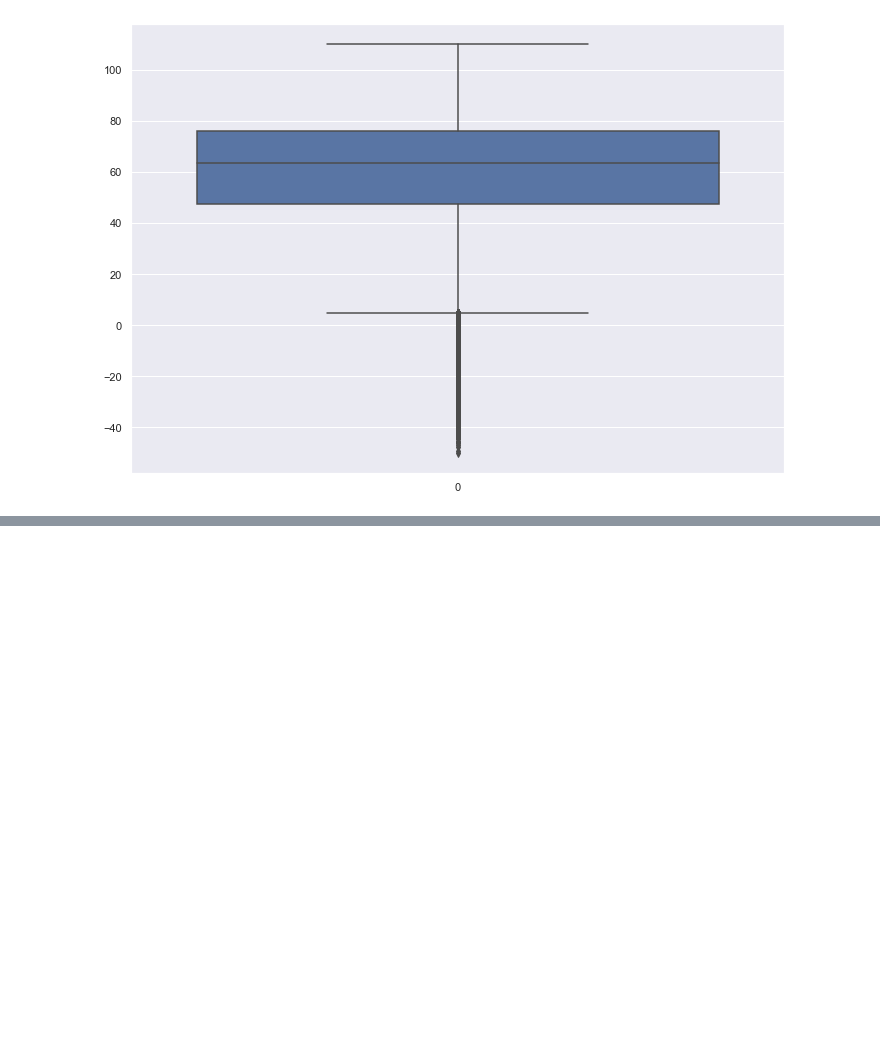
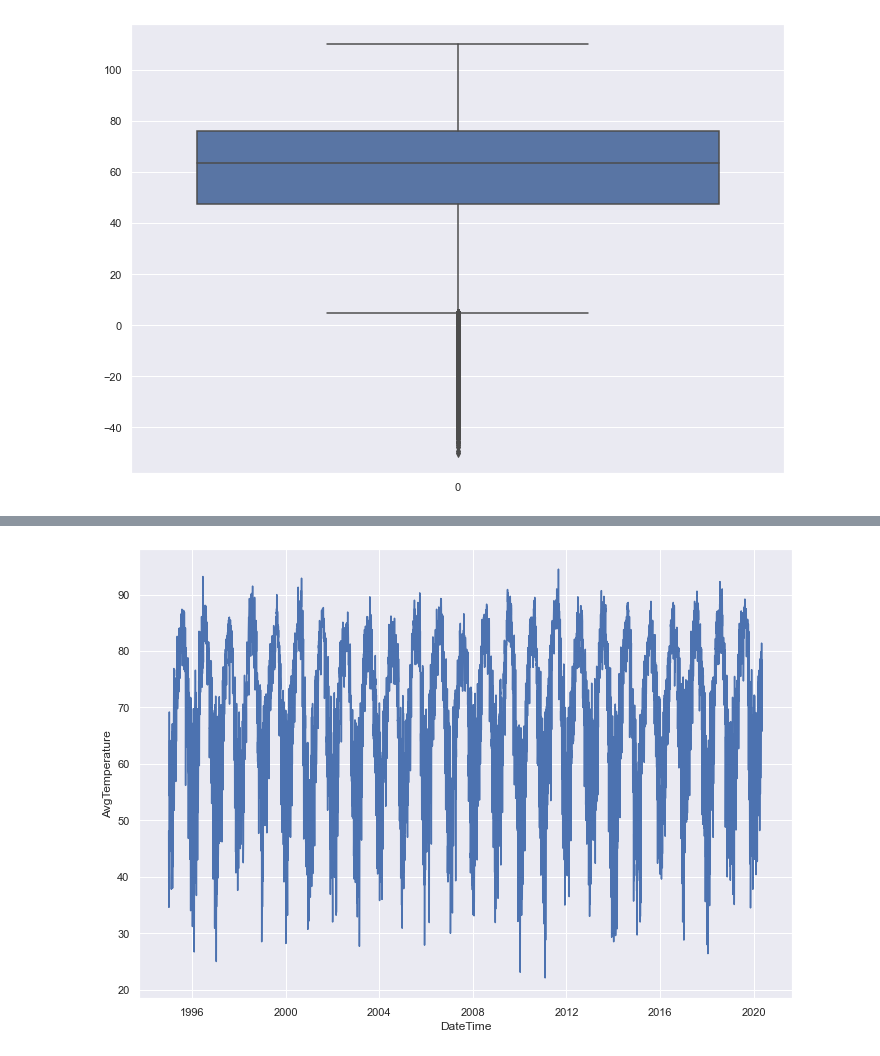
Before and after one commit to willmbennett/city_temperatures, a Jupyter notebook: City Temperatures.ipynb, the cells around one changed output, grey strips where cells are left out. Saved outputs shown, nothing was run; the diff lists cells and outputs as text; code cells hidden in the pictures; blank space fills up the shorter version.

```diff
--- a/City Temperatures.ipynb
+++ b/City Temperatures.ipynb
@@ -159,0 +160,8 @@ boxplot = sns.boxplot(data=travel_df_cleaned['AvgTemperature'])
+# %%
+# Adding a new datetime column
+
+date_time_array = pd.to_datetime(travel_df_cleaned.loc[:, ('Year', 'Month','Day')])
+
+travel_df_cleaned.insert(7, "DateTime", date_time_array, True)
+
+travel_df_cleaned.head()
@@ -159,0 +175,10 @@ boxplot = sns.boxplot(data=travel_df_cleaned['AvgTemperature'])
+# %%
+# Chart over time for a single city, let's use Austin, TX
+
+austin_tx_temps = travel_df_cleaned.loc[(travel_df_cleaned['City'] == 'Austin')
+                                        & (travel_df_cleaned['State'] == 'Texas') ]
+
+
+austin_plot = sns.lineplot(x="DateTime", y="AvgTemperature",data=austin_tx_temps)
+# %% [output]
+[figure, added]
```
Also changed, not shown: parts of 3 cells of this notebook.
